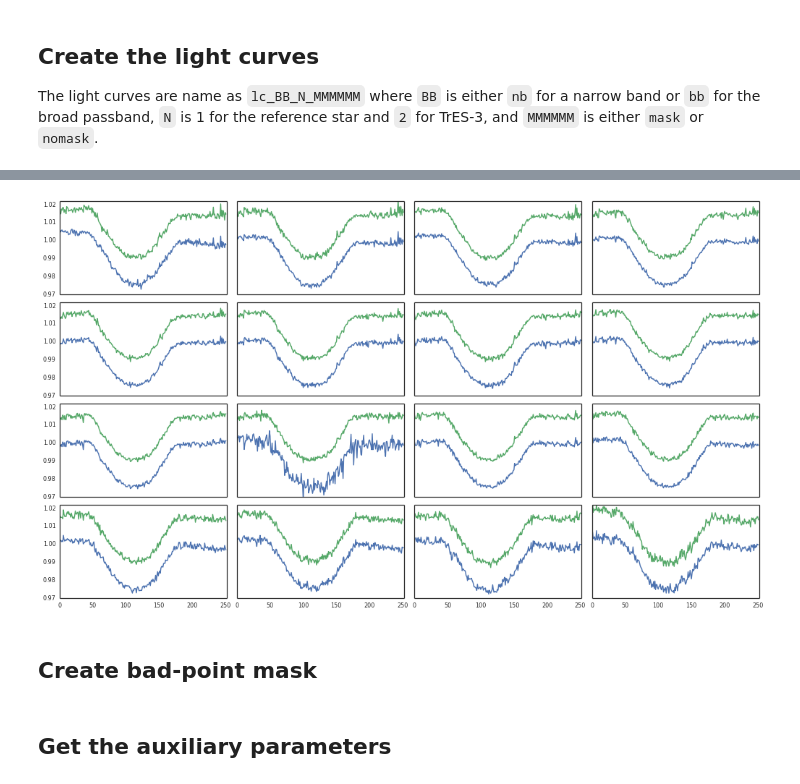
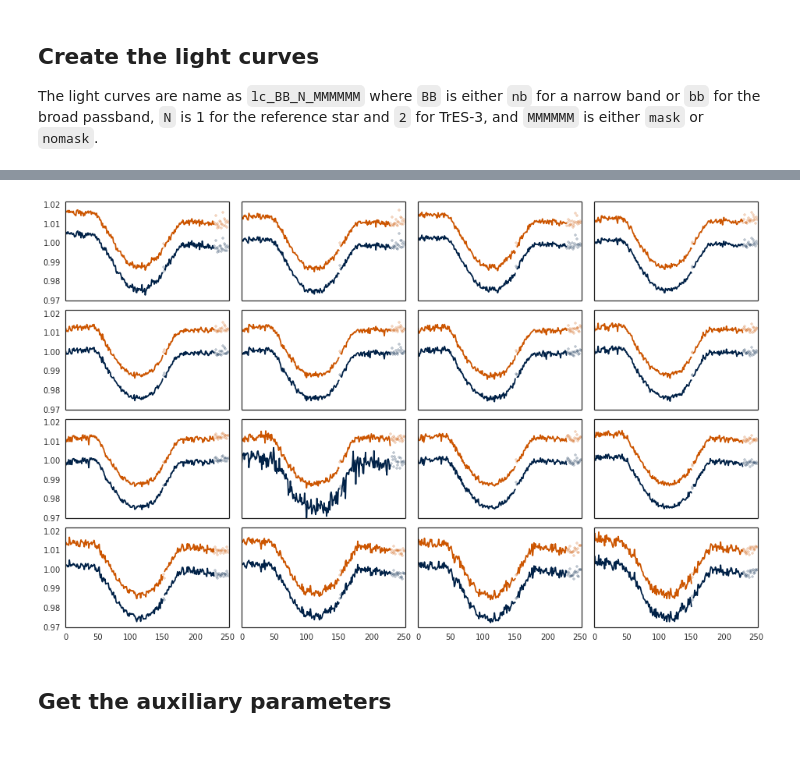
Before and after one commit to hpparvi/Parviainen-2015-TrES-3b-OSIRIS, a Jupyter notebook: 002_Light_curve_creation.ipynb, the cells around one changed output, grey strips where cells are left out. Drawn from its saved outputs; the diff is of its cells as text; code cells hidden in the pictures; blank space fills up the shorter version.

```diff
--- a/002_Light_curve_creation.ipynb
+++ b/002_Light_curve_creation.ipynb
@@ -79,0 +160,2 @@ fig.tight_layout()
+# %%
+m2,f2,a2 = create_mask(spectra_2/median(spectra_2), lims=(45,180), elim=0.0175, erosion_iterations=3)
@@ -82,4 +165,0 @@ fig.tight_layout()
-# %%
-f = normalise(spectra_2/spectra_1)
-fs = f.std(0)
-fm = abs(mf(fs,101) - fs) < 0.002
@@ -101,3 +166,7 @@ fig.tight_layout()
+# %%
+bmsk = ones(spectra_1.shape[0], np.bool)
+bmsk[[151,152]] = 0
+bmsk[230:] = 0
 # %% [markdown]
 ## Create the light curves
 
@@ -106,8 +175,8 @@ The light curves are name as `lc_BB_N_MMMMMM` where `BB` is either `nb` for a na
 lc_nb_1_nomask = array([[mean(f(wl1)*s) for f in pb_filters_nb] for s in spectra_1])
 lc_nb_2_nomask = array([[mean(f(wl2)*s) for f in pb_filters_nb] for s in spectra_2])
 # %%
-lc_nb_1_masked = array([[nanmean(f(wl1)*where(fm,s,nan)) for f in pb_filters_nb] for s in spectra_1])
-lc_nb_2_masked = array([[nanmean(f(wl2)*where(fm,s,nan)) for f in pb_filters_nb] for s in spectra_2])
+lc_nb_1_masked = array([[nanmean(f(wl1)*where(m1,s,nan)) for f in pb_filters_nb] for s in spectra_1])
+lc_nb_2_masked = array([[nanmean(f(wl2)*where(m2,s,nan)) for f in pb_filters_nb] for s in spectra_2])
 # %%
 lc_bb_1_nomask = array([mean(pb_filter_bb(wl1)*s) for s in spectra_1])
 lc_bb_2_nomask = array([mean(pb_filter_bb(wl2)*s) for s in spectra_2])
@@ -129,11 +198,13 @@ fig.tight_layout()
 # %%
-fig,axs = subplots(4,4,figsize=(14,8), sharey=True, sharex=True)
+fig,axs = subplots(4,4,figsize=(13,8), sharey=True, sharex=True)
 for i,a in enumerate(axs.flat):
-    a.plot(normalise(lc_nb_2_nomask[:,i]/lc_nb_1_nomask[:,i]))
-    a.plot(0.015+normalise(lc_nb_2_masked[:,i]/lc_nb_1_masked[:,i]))
+    lcr =  normalise(lc_nb_2_nomask[:,i]/lc_nb_1_nomask[:,i])
+    lcm =  normalise(lc_nb_2_masked[:,i]/lc_nb_1_masked[:,i])
+    a.plot(where(bmsk, lcr, nan), c=cp[0])
+    a.plot(where(bmsk, nan, lcr), '.', c=cp[0], alpha=0.25)
+    a.plot(where(bmsk, 0.012+lcm, nan), c=cp[1])
+    a.plot(where(bmsk, nan, 0.012+lcm), '.', c=cp[1], alpha=0.25)
 setp(axs, xlim=[0,lc_nb_2_nomask.shape[0]], ylim=[0.97,1.022])
 fig.tight_layout()
 # %% [output]
-[figure, old version]
+[figure, new version]
-# %% [markdown]
-## Create bad-point mask
```
Also changed, not shown: parts of 23 cells of this notebook, 10 other files.
